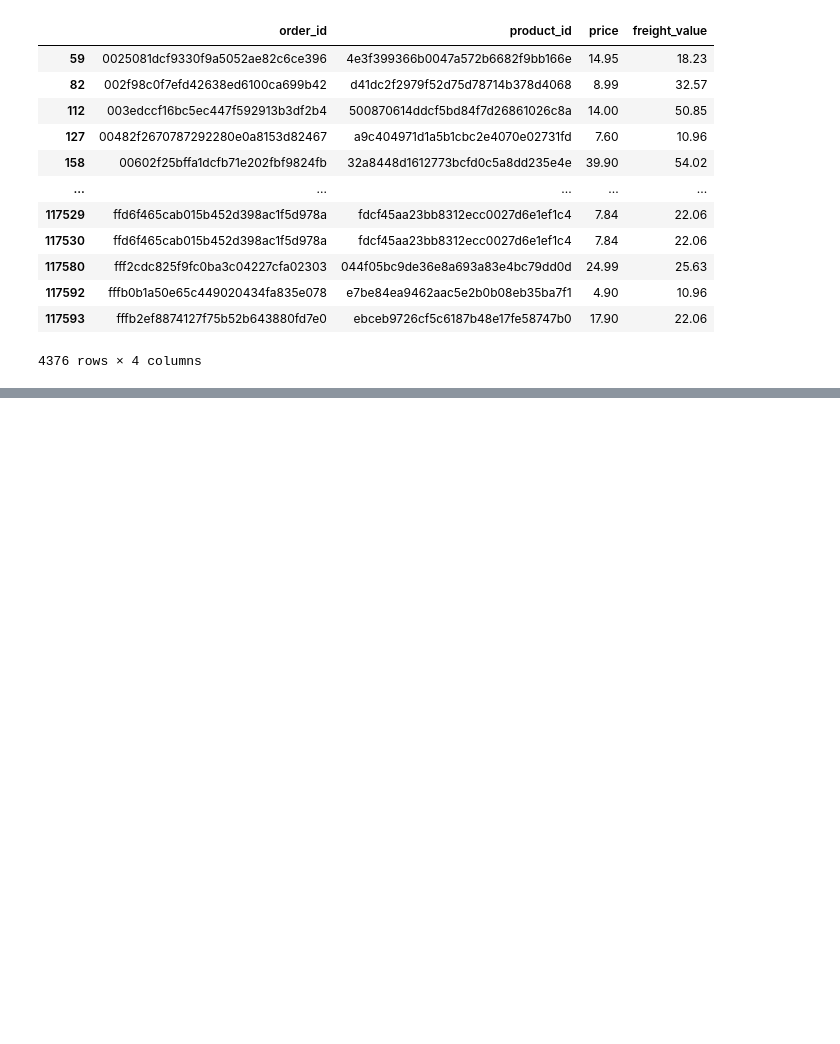
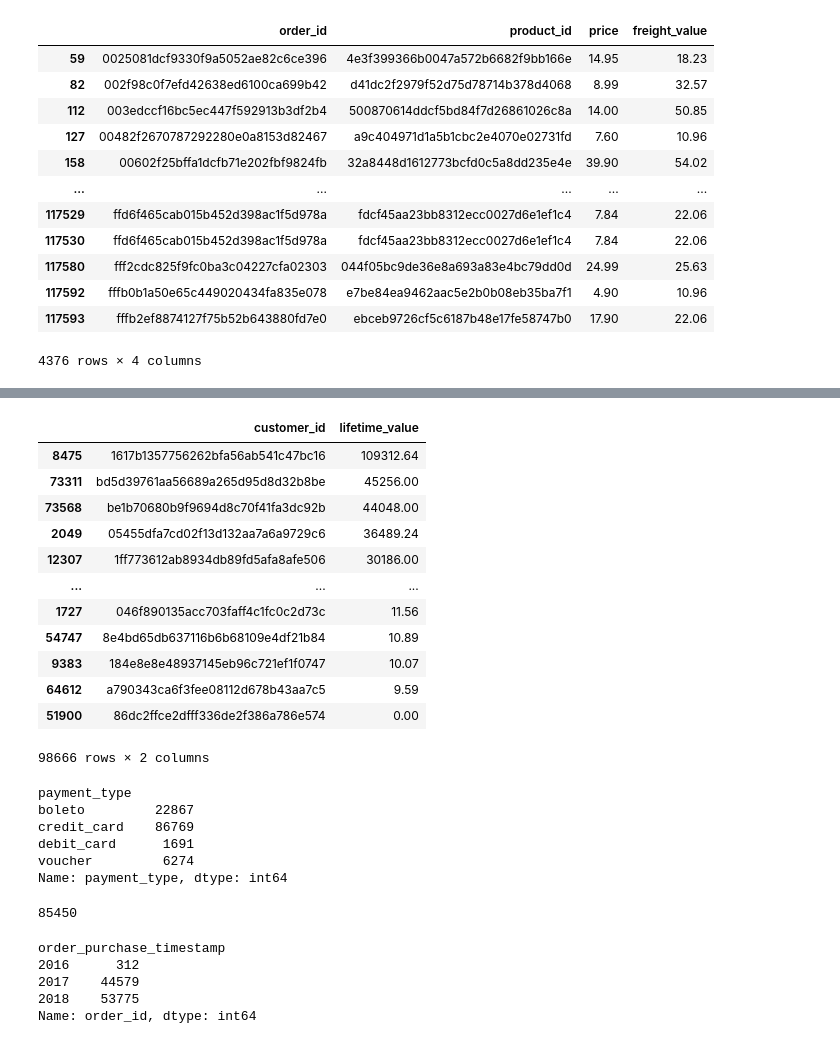
Before and after one commit to airajan1982/IITM, a Jupyter notebook: Week3/sales.ipynb, the cells around one changed output, grey strips where cells are left out. Saved outputs shown, nothing was run; the diff lists cells and outputs as text; code cells hidden in the pictures; blank space fills up the shorter version.

Commit message:
modified sales workbook commit

```diff
--- a/Week3/sales.ipynb
+++ b/Week3/sales.ipynb
@@ -101,0 +119,37 @@ high_freight_orders[['order_id', 'product_id', 'price', 'freight_value']]
+# %%
+# Find Life time value of each unique customer id. AI generated code
+# salesData.groupby('customer_id'): Groups the dataset by each unique customer.
+# All rows belonging to the same customer are gathered together
+# .['payment_value'].sum(): Selects the payment column and adds up all the purchases made by each individual customer.
+# .reset_index(name='lifetime_value'): Converts the grouped data back into a clean, flat DataFrame. It names the newly calculated total column lifetime_value.
+# .sort_values(by='lifetime_value', ascending=False): Sorts the final list in descending order, placing your highest-paying customers at the very top.
+salesData.groupby('customer_id')['payment_value'].sum().reset_index(name='lifetime_value').sort_values(by='lifetime_value', ascending=False)
+# %% [output]
+|  | customer_id | lifetime_value |
+| 8475 | 1617b1357756262bfa56ab541c47bc16 | 109312.64 |
+| 73311 | bd5d39761aa56689a265d95d8d32b8be | 45256.00 |
+| 73568 | be1b70680b9f9694d8c70f41fa3dc92b | 44048.00 |
+| 2049 | 05455dfa7cd02f13d132aa7a6a9729c6 | 36489.24 |
+| 12307 | 1ff773612ab8934db89fd5afa8afe506 | 30186.00 |
+| ... | ... | ... |
+| 1727 | 046f890135acc703faff4c1fc0c2d73c | 11.56 |
+| 54747 | 8e4bd65db637116b6b68109e4df21b84 | 10.89 |
+| 9383 | 184e8e8e48937145eb96c721ef1f0747 | 10.07 |
+| 64612 | a790343ca6f3fee08112d678b43aa7c5 | 9.59 |
+| 51900 | 86dc2ffce2dfff336de2f386a786e574 | 0.00 |
+98666 rows × 2 columns
+# %%
+# How many unique payment types. Nagarajan Code
+salesData.groupby('payment_type')['payment_type'].count()
+# %% [output]
+payment_type
+boleto         22867
+credit_card    86769
+debit_card      1691
+voucher         6274
+Name: payment_type, dtype: int64
+# %%
+# How many order by credit card which > 20$.
+salesData[(salesData['payment_type'] == 'credit_card') & (salesData['payment_value'] > 20)].shape[0]
+# %% [output]
+85450
@@ -101,0 +159,15 @@ high_freight_orders[['order_id', 'product_id', 'price', 'freight_value']]
+# %%
+# How many orders purchased per each year. AI generated code.
+# 1. Convert the column to datetime objects
+salesData['order_purchase_timestamp'] = pd.to_datetime(salesData['order_purchase_timestamp'])
+
+# 2. Group by the year and count the unique orders
+yearly_orders = salesData.groupby(salesData['order_purchase_timestamp'].dt.year)['order_id'].nunique()
+
+print(yearly_orders)
+# %% [output]
+order_purchase_timestamp
+2016      312
+2017    44579
+2018    53775
+Name: order_id, dtype: int64
```
Also changed, not shown: parts of 3 cells of this notebook, 1 other file.
